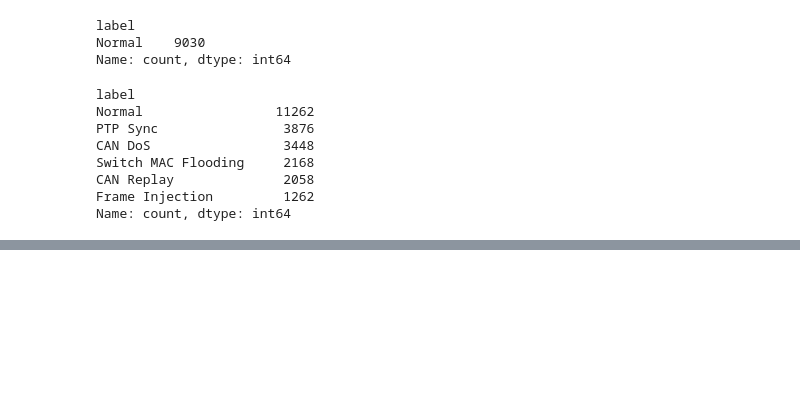
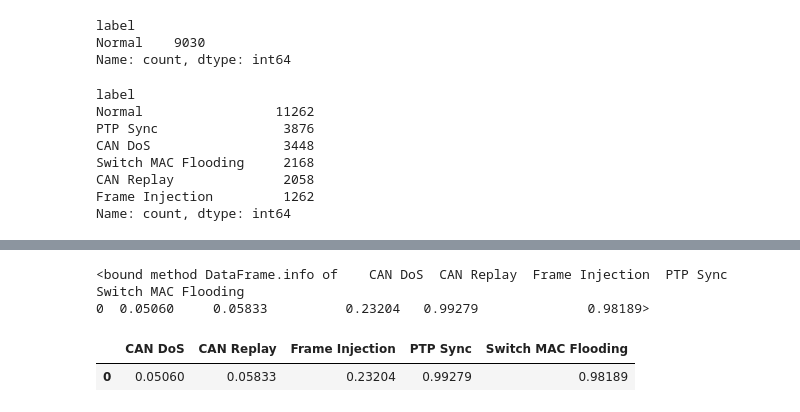
Before and after one commit to MauricioSight/DeepSecure, a Jupyter notebook: notebooks/load_tow-ids_dataset.ipynb, the cells around one changed output, grey strips where cells are left out. Drawn from its saved outputs; the diff is of its cells as text; code cells hidden in the pictures; blank space fills up the shorter version.

```diff
--- a/notebooks/load_tow-ids_dataset.ipynb
+++ b/notebooks/load_tow-ids_dataset.ipynb
@@ -387,0 +412,19 @@ Name: count, dtype: int64
+# %%
+df_tpr_attack = pd.DataFrame([{
+        "CAN DoS": 0.05060106234274532,
+        "CAN Replay": 0.058333333333333334,
+        "Frame Injection": 0.23204419889502761,
+        "PTP Sync": 0.9927942353883107,
+        "Switch MAC Flooding": 0.9818875119161106
+    }])
+# %%
+df_tpr_attack.info
+# %% [output]
+<bound method DataFrame.info of    CAN DoS  CAN Replay  Frame Injection  PTP Sync  Switch MAC Flooding
+0  0.05060     0.05833          0.23204   0.99279              0.98189>
+# %%
+pd.set_option('display.float_format', lambda x: '%.5f' % x)
+df_tpr_attack
+# %% [output]
+|  | CAN DoS | CAN Replay | Frame Injection | PTP Sync | Switch MAC Flooding |
+| 0 | 0.05060 | 0.05833 | 0.23204 | 0.99279 | 0.98189 |
```
Also changed, not shown: parts of 4 cells of this notebook, 20 other files.
